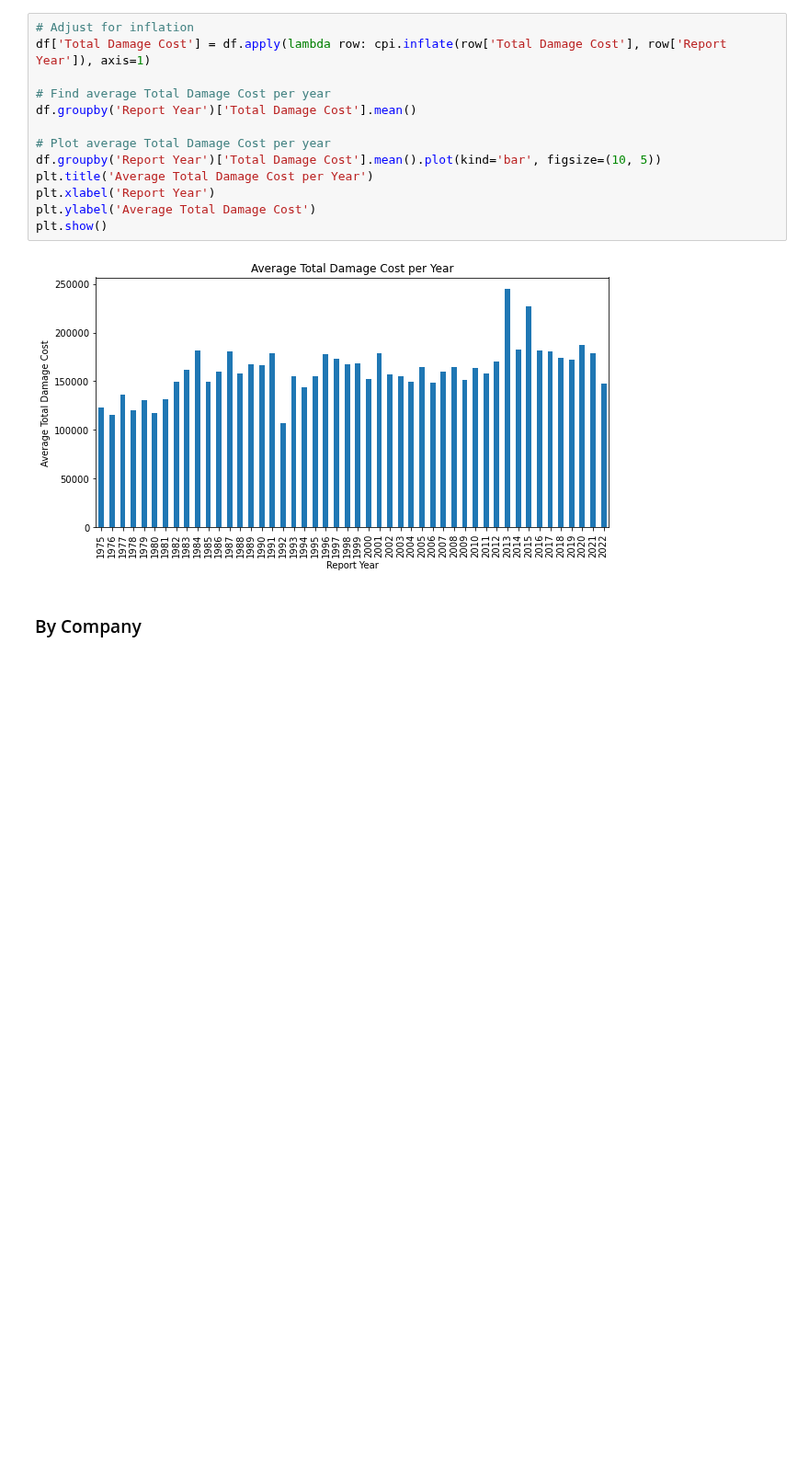
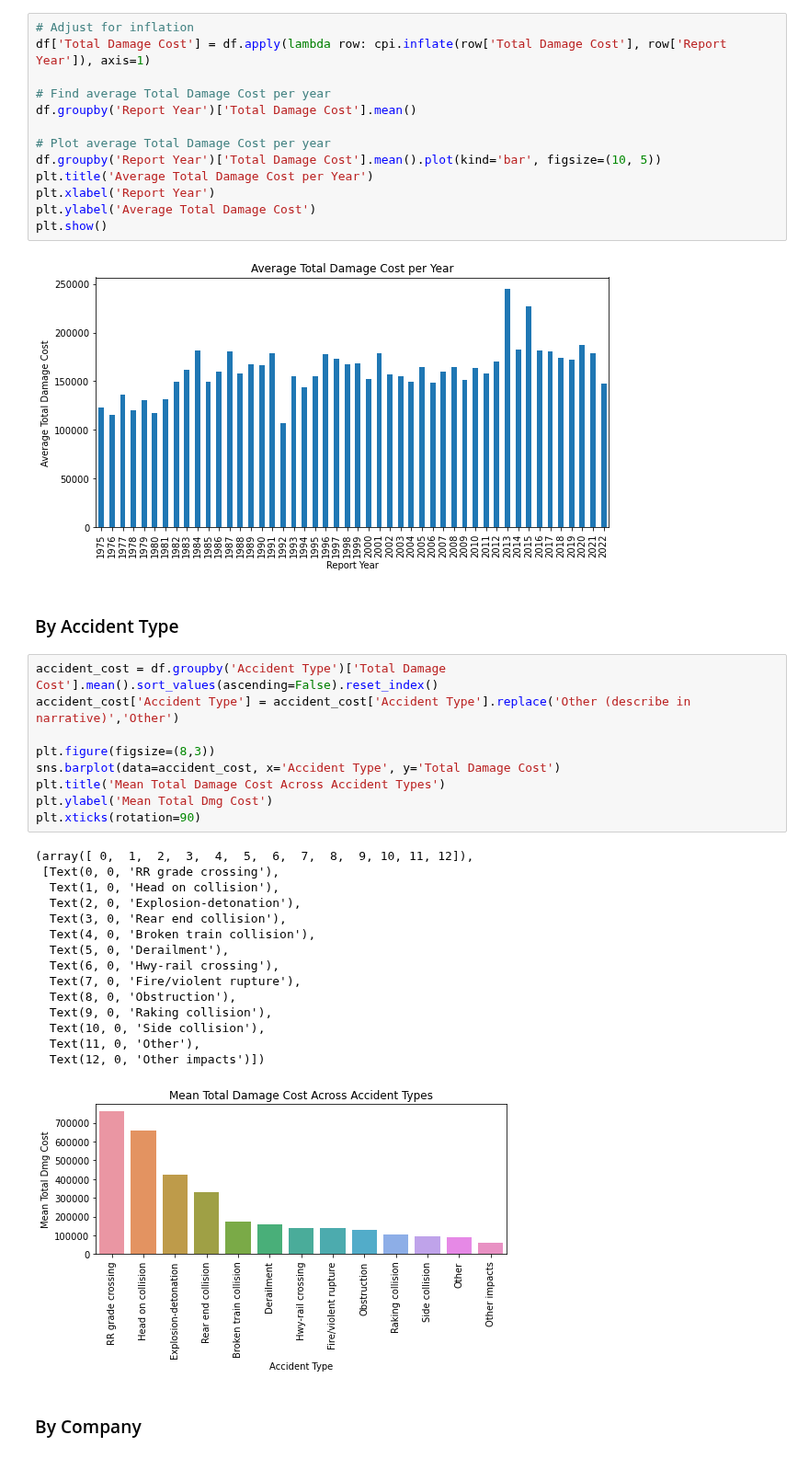
Before and after one commit to ndahlinuvm/Train-Derailment-287Project, a Jupyter notebook: over_time.ipynb, the cells around one changed output. Shown at 92% size. Cells and saved outputs as stored; diff of their text form; blank space fills up the shorter version.

Commit message:
furhter analysis into cost and cost over time

```diff
--- a/over_time.ipynb
+++ b/over_time.ipynb
@@ -102,6 +102,33 @@ plt.ylabel('Average Total Damage Cost')
 plt.show()
 # %% [output]
 [figure]
+# %% [markdown]
+### By Accident Type
+# %%
+accident_cost = df.groupby('Accident Type')['Total Damage Cost'].mean().sort_values(ascending=False).reset_index()
+accident_cost['Accident Type'] = accident_cost['Accident Type'].replace('Other (describe in narrative)','Other')
+
+plt.figure(figsize=(8,3))
+sns.barplot(data=accident_cost, x='Accident Type', y='Total Damage Cost')
+plt.title('Mean Total Damage Cost Across Accident Types')
+plt.ylabel('Mean Total Dmg Cost')
+plt.xticks(rotation=90)
+# %% [output]
+(array([ 0,  1,  2,  3,  4,  5,  6,  7,  8,  9, 10, 11, 12]),
+ [Text(0, 0, 'RR grade crossing'),
+  Text(1, 0, 'Head on collision'),
+  Text(2, 0, 'Explosion-detonation'),
+  Text(3, 0, 'Rear end collision'),
+  Text(4, 0, 'Broken train collision'),
+  Text(5, 0, 'Derailment'),
+  Text(6, 0, 'Hwy-rail crossing'),
+  Text(7, 0, 'Fire/violent rupture'),
+  Text(8, 0, 'Obstruction'),
+  Text(9, 0, 'Raking collision'),
+  Text(10, 0, 'Side collision'),
+  Text(11, 0, 'Other'),
+  Text(12, 0, 'Other impacts')])
+[figure, added]
 # %% [markdown]
 ### By Company
 # %%
```
Also changed, not shown: parts of 7 cells of this notebook, 2 other files.
